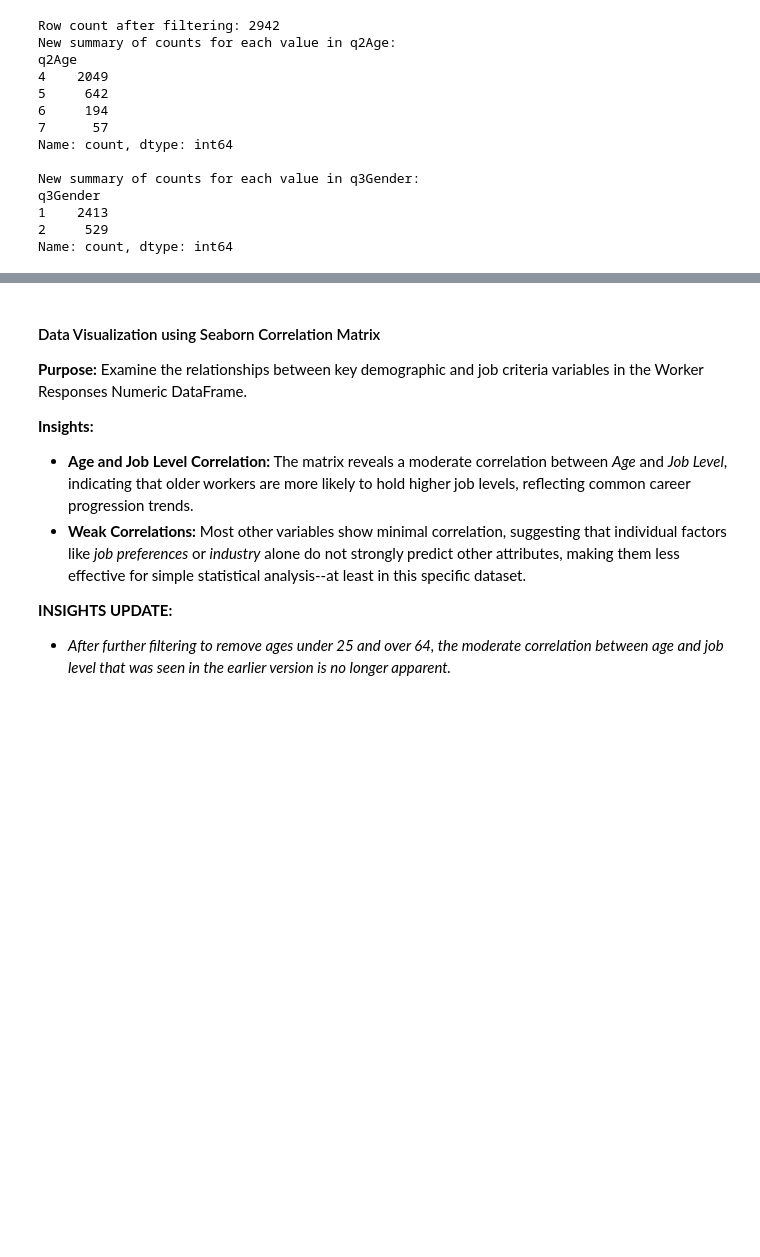
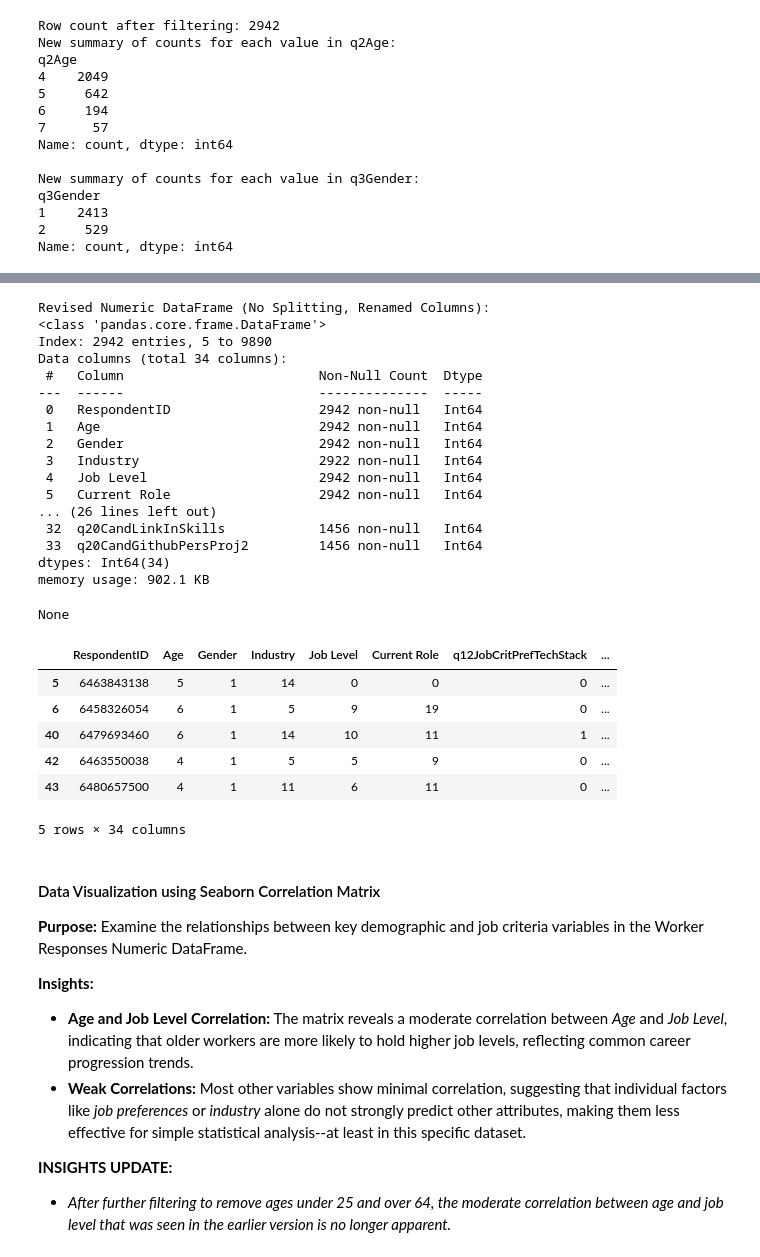
Before and after one commit to IT4063C-Fall24/final-project-yaumj, a Jupyter notebook: source.ipynb, the cells around one changed output, grey strips where cells are left out. Cells and saved outputs as stored; diff of their text form; code cells hidden in the pictures; blank space fills up the shorter version.

```diff
--- a/source.ipynb
+++ b/source.ipynb
@@ -512,3 +345,46 @@ None
+# %%
+# Rename columns
+filtered_us_dev_survey_numeric_df.rename(columns={
+    'q2Age': 'Age',
+    'q3Gender': 'Gender',
+    'q10Industry': 'Industry',
+    'q8JobLevel': 'Job Level',
+    'q9CurrentRole': 'Current Role'
+}, inplace=True)
+
+# Convert all columns to Int64
+filtered_us_dev_survey_numeric_df = filtered_us_dev_survey_numeric_df.apply(pd.to_numeric, errors='coerce').astype('Int64')
+
+# Display the resulting Numeric DataFrame and info
+print("Revised Numeric DataFrame (No Splitting, Renamed Columns):")
+display(filtered_us_dev_survey_numeric_df.info())
+display(filtered_us_dev_survey_numeric_df.head(5))
+# %% [output]
+Revised Numeric DataFrame (No Splitting, Renamed Columns):
+<class 'pandas.core.frame.DataFrame'>
+Index: 2942 entries, 5 to 9890
+Data columns (total 34 columns):
+ #   Column                         Non-Null Count  Dtype
+---  ------                         --------------  -----
+ 0   RespondentID                   2942 non-null   Int64
+ 1   Age                            2942 non-null   Int64
+ 2   Gender                         2942 non-null   Int64
+ 3   Industry                       2922 non-null   Int64
+ 4   Job Level                      2942 non-null   Int64
+ 5   Current Role                   2942 non-null   Int64
+... (26 lines left out)
+ 32  q20CandLinkInSkills            1456 non-null   Int64
+ 33  q20CandGithubPersProj2         1456 non-null   Int64
+dtypes: Int64(34)
+memory usage: 902.1 KB
+None
+|  | RespondentID | Age | Gender | Industry | Job Level | Current Role | q12JobCritPrefTechStack | ... |
+| 5 | 6463843138 | 5 | 1 | 14 | 0 | 0 | 0 | ... |
+| 6 | 6458326054 | 6 | 1 | 5 | 9 | 19 | 0 | ... |
+| 40 | 6479693460 | 6 | 1 | 14 | 10 | 11 | 1 | ... |
+| 42 | 6463550038 | 4 | 1 | 5 | 5 | 9 | 0 | ... |
+| 43 | 6480657500 | 4 | 1 | 11 | 6 | 11 | 0 | ... |
+5 rows × 34 columns
 # %% [markdown]
 #### Data Visualization using Seaborn Correlation Matrix
 **Purpose:** Examine the relationships between key demographic and job criteria variables in the Worker Responses Numeric DataFrame.
```
Also changed, not shown: parts of 5 cells of this notebook.
